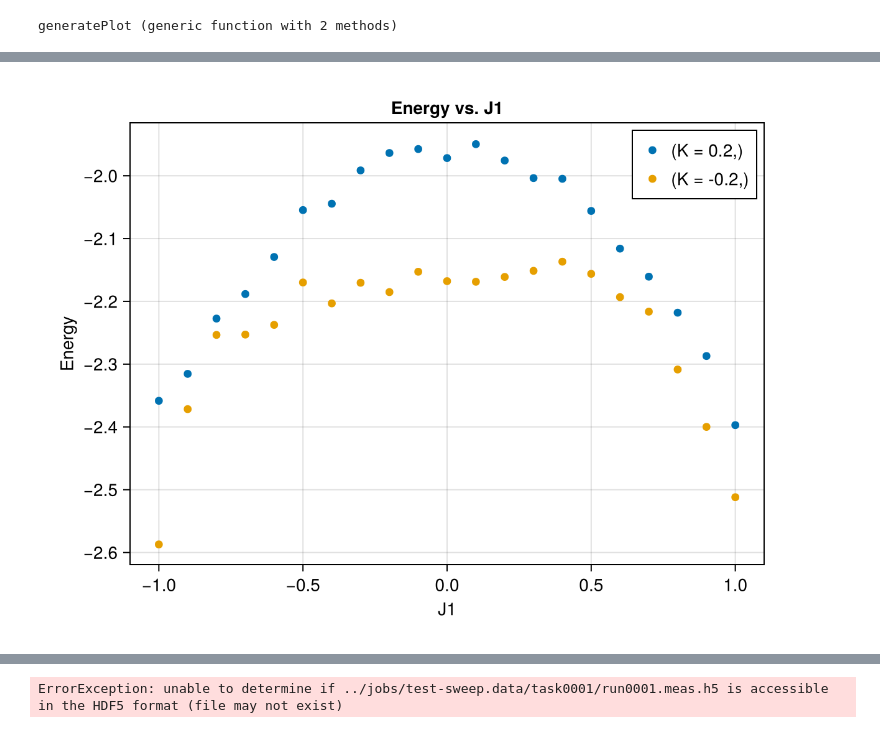
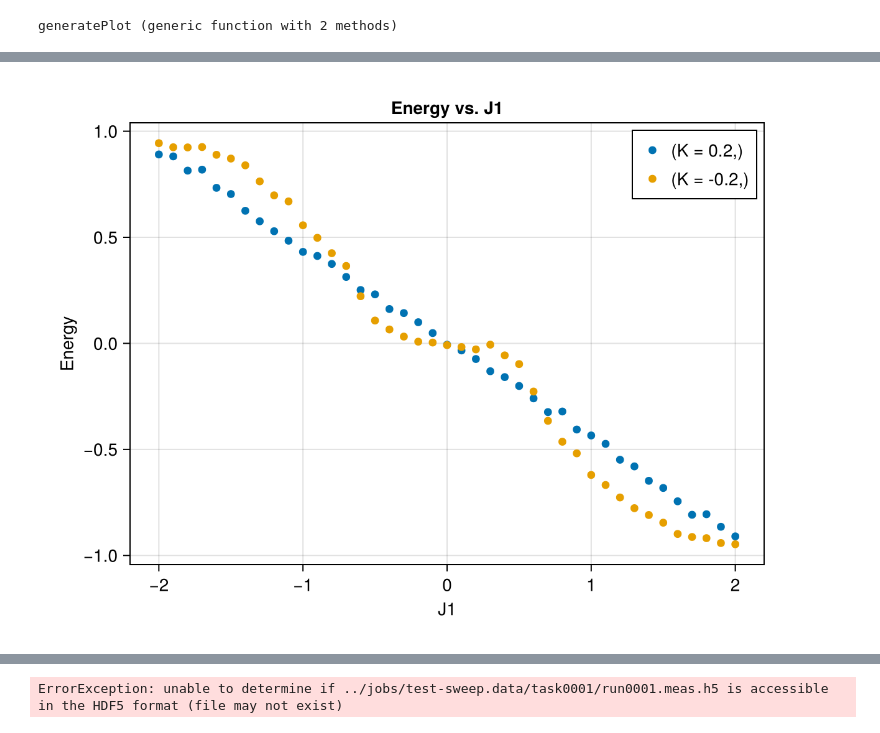
Before and after one commit to PatXue/Biquadratic.jl, a Jupyter notebook: analysis/j1-sweep.ipynb, the cells around one changed output, grey strips where cells are left out. Cells and saved outputs as stored; diff of their text form; code cells hidden in the pictures.

```diff
--- a/analysis/j1-sweep.ipynb
+++ b/analysis/j1-sweep.ipynb
@@ -112,13 +112,12 @@ generatePlot(
-# %%
-narrow_data = groupby(subset(data, :J1 => J1 -> -1.0 .<= J1 .<= 1.0), [:K])
-generatePlot(
-    narrow_data, :J1, :Energy;
-    title="Energy vs. J1",
-    xlabel="J1",
-    ylabel="Energy"
-)
-# %% [output]
-[figure, removed]
+# %%
+generatePlot(
+    data, :J1, :Dx0;
+    title="Energy vs. J1",
+    xlabel="J1",
+    ylabel="Energy"
+)
+# %% [output]
+[figure, added]
 # %%
 jobname = "j1-fine-sweep"
 fine_data = groupby(cleandata("../jobs/" * jobname * ".results.json"), [:K])
```
Also changed, not shown: parts of 6 cells of this notebook.
